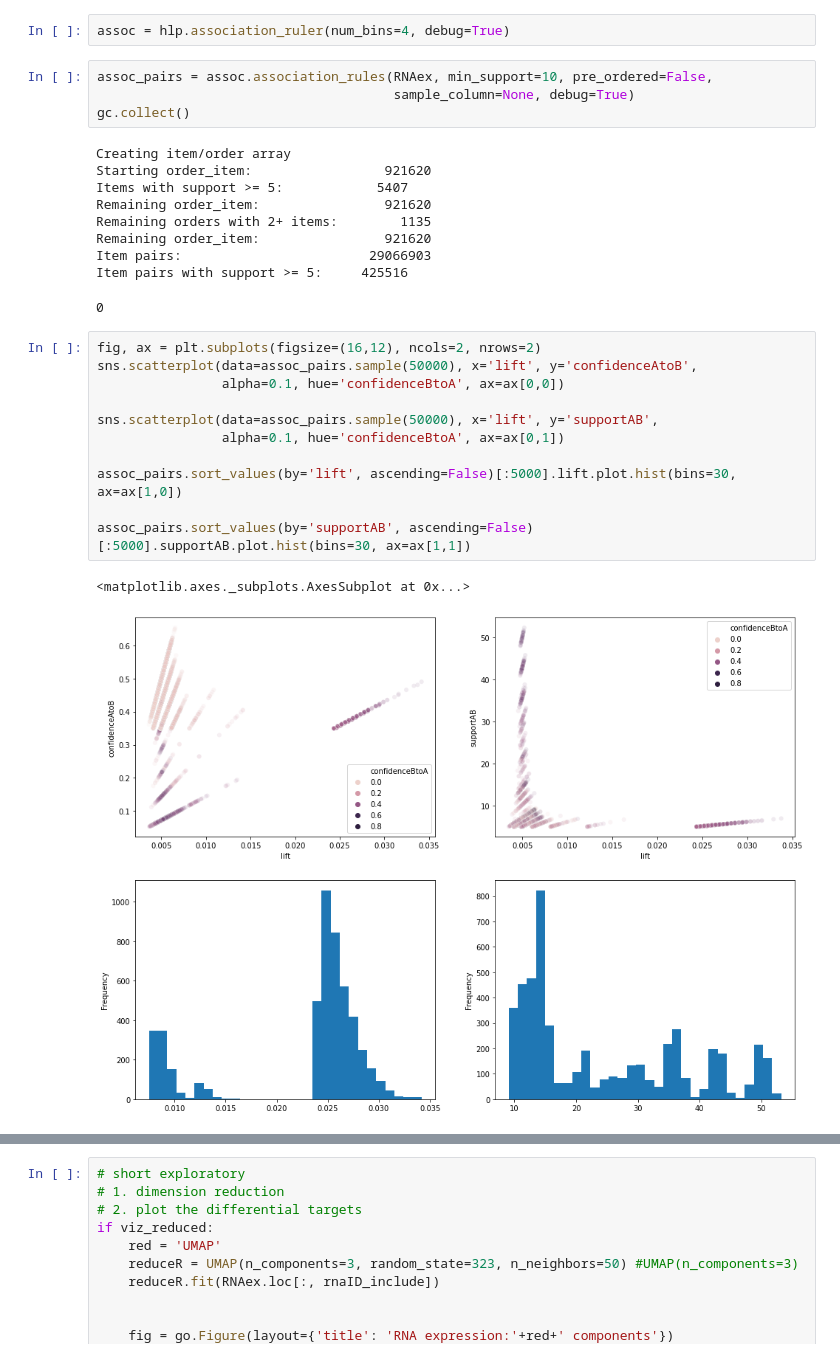
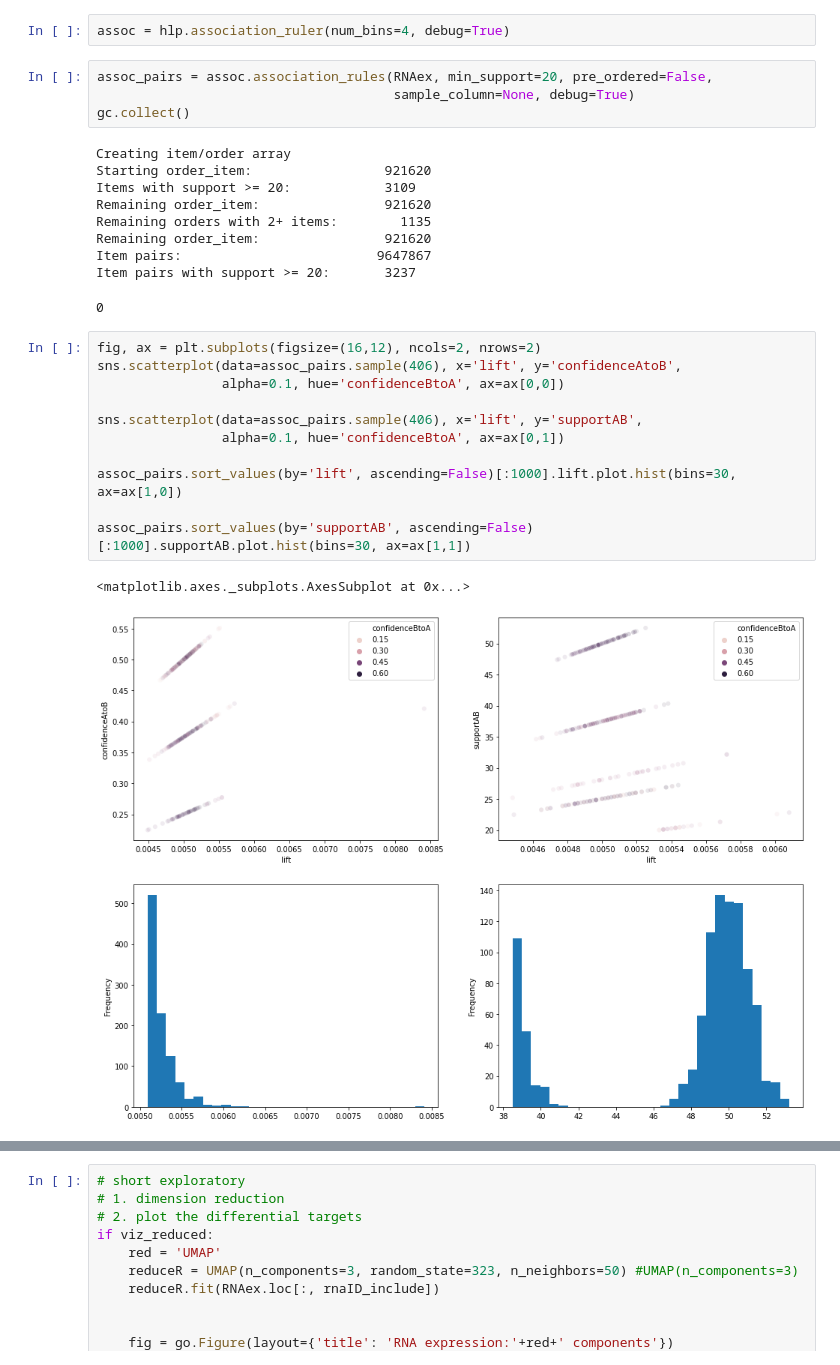
Before and after one commit to bramiozo/RexR, a Jupyter notebook: _hackathon2018/_notebooks/SurvivalDiff_RNA/Diff_CancerType.ipynb, the cells around one changed output, grey strips where cells are left out. Saved outputs shown, nothing was run; the diff lists cells and outputs as text.

```diff
--- a/_hackathon2018/_notebooks/SurvivalDiff_RNA/Diff_CancerType.ipynb
+++ b/_hackathon2018/_notebooks/SurvivalDiff_RNA/Diff_CancerType.ipynb
@@ -374,30 +374,30 @@ gc.collect()
 # %%
 assoc = hlp.association_ruler(num_bins=4, debug=True)
 # %%
-assoc_pairs = assoc.association_rules(RNAex, min_support=10, pre_ordered=False,
+assoc_pairs = assoc.association_rules(RNAex, min_support=20, pre_ordered=False,
                                       sample_column=None, debug=True)
 gc.collect()
 # %% [output]
 Creating item/order array
 Starting order_item:                 921620
-Items with support >= 5:            5407
+Items with support >= 20:            3109
 Remaining order_item:                921620
 Remaining orders with 2+ items:        1135
 Remaining order_item:                921620
-Item pairs:                        29066903
-Item pairs with support >= 5:     425516
+Item pairs:                         9647867
+Item pairs with support >= 20:       3237
 0
 # %%
 fig, ax = plt.subplots(figsize=(16,12), ncols=2, nrows=2)
-sns.scatterplot(data=assoc_pairs.sample(50000), x='lift', y='confidenceAtoB',
+sns.scatterplot(data=assoc_pairs.sample(406), x='lift', y='confidenceAtoB',
                 alpha=0.1, hue='confidenceBtoA', ax=ax[0,0])
 
-sns.scatterplot(data=assoc_pairs.sample(50000), x='lift', y='supportAB',
+sns.scatterplot(data=assoc_pairs.sample(406), x='lift', y='supportAB',
                 alpha=0.1, hue='confidenceBtoA', ax=ax[0,1])
 
-assoc_pairs.sort_values(by='lift', ascending=False)[:5000].lift.plot.hist(bins=30, ax=ax[1,0])
+assoc_pairs.sort_values(by='lift', ascending=False)[:1000].lift.plot.hist(bins=30, ax=ax[1,0])
 
-assoc_pairs.sort_values(by='supportAB', ascending=False)[:5000].supportAB.plot.hist(bins=30, ax=ax[1,1])
+assoc_pairs.sort_values(by='supportAB', ascending=False)[:1000].supportAB.plot.hist(bins=30, ax=ax[1,1])
 # %% [output]
 <matplotlib.axes._subplots.AxesSubplot at 0x...>
-[figure, old version]
+[figure, new version]
```
Also changed, not shown: parts of 6 cells of this notebook, 3 other files.
